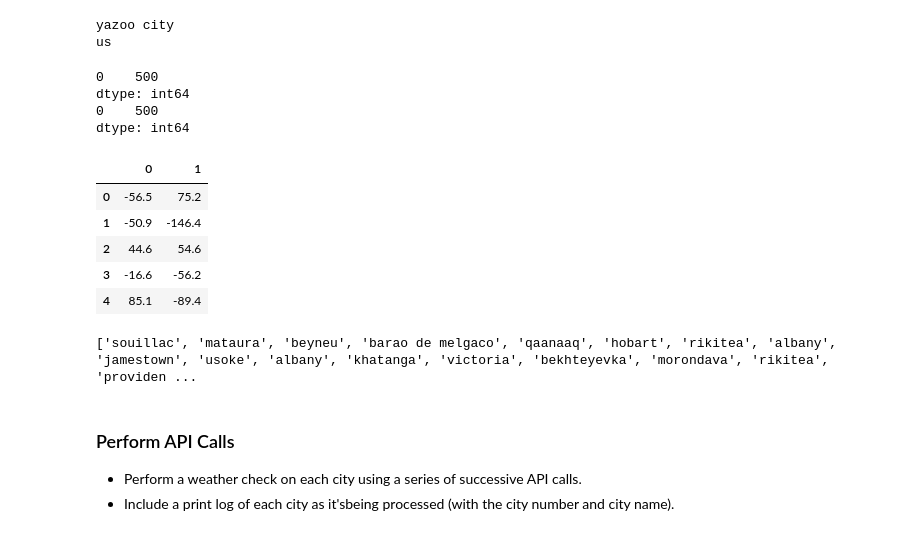
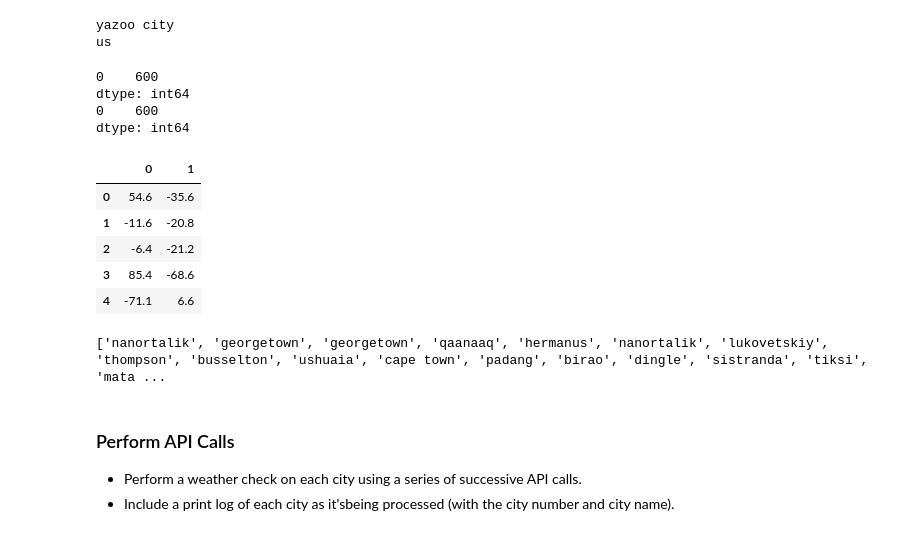
Before and after one commit to adamholcomb/python-api-challenge, a Jupyter notebook: WeatherPy/WeatherPy.ipynb, the cells around one changed output. Drawn from its saved outputs; the diff is of its cells as text; code cells hidden in the pictures.

```diff
--- a/WeatherPy/WeatherPy.ipynb
+++ b/WeatherPy/WeatherPy.ipynb
@@ -29,34 +29,34 @@ us
 # %%
 # Need a list of 500 random cities based on GPS coordinates
 # Lat is -90 to 90
 # Lon is -180 to 180
 
 # Set up lists of 500 unique lats and longs
 lat_set = pd.DataFrame(np.arange(-90,90,0.1))
 lon_set = pd.DataFrame(np.arange(-180,180,0.2))
 
-lats = lat_set.sample(500)
-lons = lon_set.sample(500)
+lats = lat_set.sample(600)
+lons = lon_set.sample(600)
 
 # Check to make sure all unique
 print(lats.nunique())
 print(lons.nunique())
 
 # Combine into one df
 coordinates = list(zip(lats[0],lons[0]))
 coordinates_df = pd.DataFrame(coordinates)
 coordinates_df.head()
 # %% [output]
-0    500
+0    600
 dtype: int64
-0    500
+0    600
 dtype: int64
 |  | 0 | 1 |
-| 0 | -56.5 | 75.2 |
-| 1 | -50.9 | -146.4 |
-| 2 | 44.6 | 54.6 |
-| 3 | -16.6 | -56.2 |
-| 4 | 85.1 | -89.4 |
+| 0 | 54.6 | -35.6 |
+| 1 | -11.6 | -20.8 |
+| 2 | -6.4 | -21.2 |
+| 3 | 85.4 | -68.6 |
+| 4 | -71.1 | 6.6 |
 # %%
 # Identify nearest city for each set of coordinates
 cities = []
@@ -67,7 +67,7 @@ for row in coordinates:
 
 print(cities)
 # %% [output]
-['souillac', 'mataura', 'beyneu', 'barao de melgaco', 'qaanaaq', 'hobart', 'rikitea', 'albany', 'jamestown', 'usoke', 'albany', 'khatanga', 'victoria', 'bekhteyevka', 'morondava', 'rikitea', 'providen ...
+['nanortalik', 'georgetown', 'georgetown', 'qaanaaq', 'hermanus', 'nanortalik', 'lukovetskiy', 'thompson', 'busselton', 'ushuaia', 'cape town', 'padang', 'birao', 'dingle', 'sistranda', 'tiksi', 'mata ...
 # %% [markdown]
 ### Perform API Calls
 * Perform a weather check on each city using a series of successive API calls.
```
Also changed, not shown: parts of 3 cells of this notebook.
